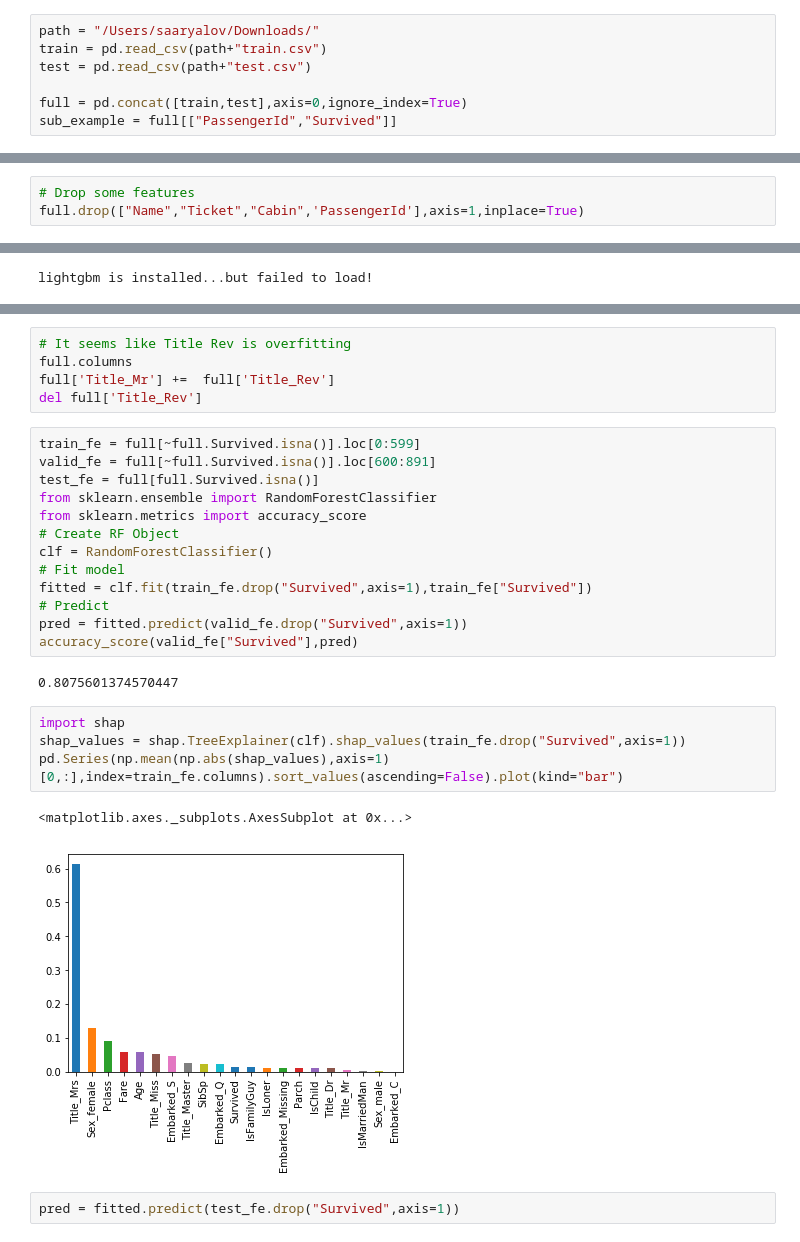
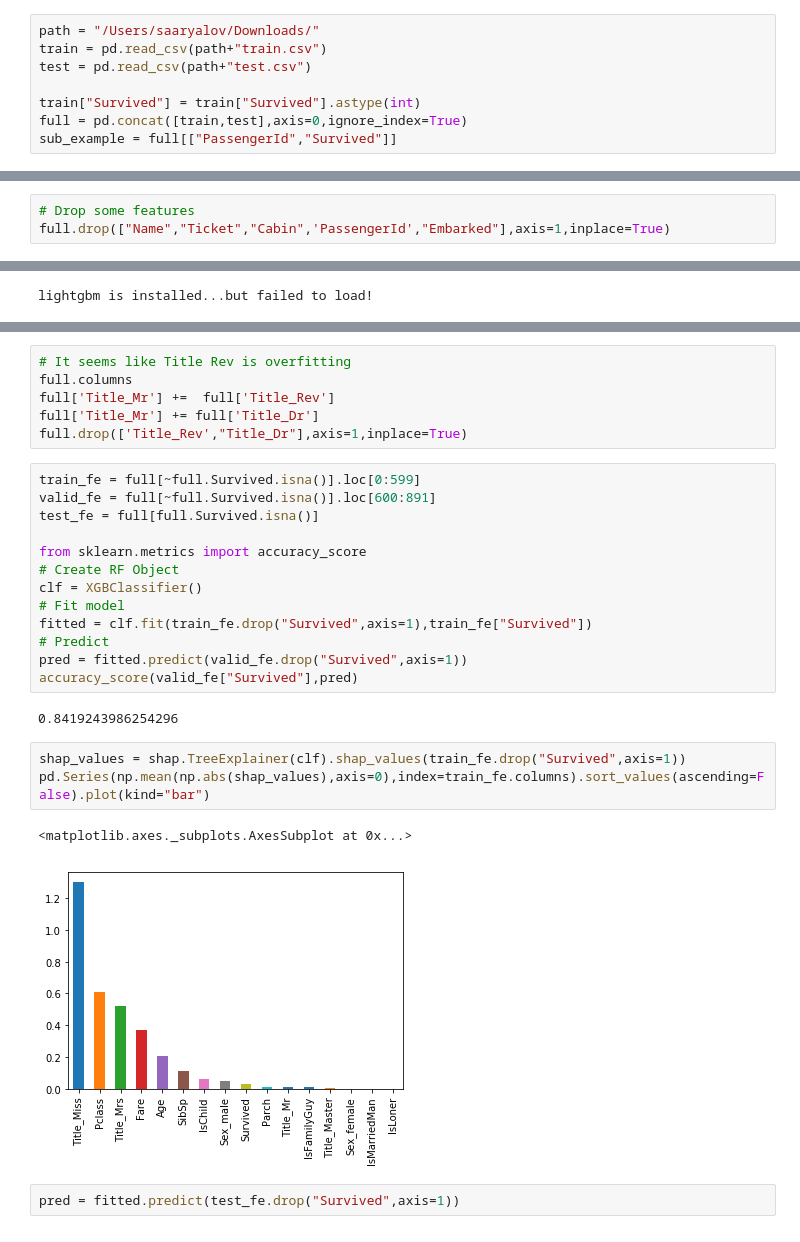
Before and after one commit to DataScienceClubASU/Data-Science-Club, a Jupyter notebook: titanic/Titanic_Python_Intro.ipynb, the cells around one changed output, grey strips where cells are left out. Drawn from its saved outputs; the diff is of its cells as text.

```diff
--- a/titanic/Titanic_Python_Intro.ipynb
+++ b/titanic/Titanic_Python_Intro.ipynb
@@ -5,6 +6,7 @@ path = "/Users/saaryalov/Downloads/"
 train = pd.read_csv(path+"train.csv")
 test = pd.read_csv(path+"test.csv")
 
+train["Survived"] = train["Survived"].astype(int)
 full = pd.concat([train,test],axis=0,ignore_index=True)
 sub_example = full[["PassengerId","Survived"]]
 # %% [markdown]
@@ -114,7 +108,7 @@ Dr          8.0
 dtype: float64
 # %%
 # Drop some features
-full.drop(["Name","Ticket","Cabin",'PassengerId'],axis=1,inplace=True)
+full.drop(["Name","Ticket","Cabin",'PassengerId',"Embarked"],axis=1,inplace=True)
 # %%
 full = pd.get_dummies(full)
 # %%
@@ -184,28 +181,28 @@ pd.Series(np.mean(np.abs(shap_values),axis=1)[0,:],index=train_fe.columns).sort_
 # It seems like Title Rev is overfitting
 full.columns
 full['Title_Mr'] +=  full['Title_Rev']
-del full['Title_Rev']
+full['Title_Mr'] += full['Title_Dr']
+full.drop(['Title_Rev',"Title_Dr"],axis=1,inplace=True)
 # %%
 train_fe = full[~full.Survived.isna()].loc[0:599]
 valid_fe = full[~full.Survived.isna()].loc[600:891]
 test_fe = full[full.Survived.isna()]
-from sklearn.ensemble import RandomForestClassifier
+
 from sklearn.metrics import accuracy_score
 # Create RF Object
-clf = RandomForestClassifier()
+clf = XGBClassifier()
 # Fit model
 fitted = clf.fit(train_fe.drop("Survived",axis=1),train_fe["Survived"])
 # Predict
 pred = fitted.predict(valid_fe.drop("Survived",axis=1))
 accuracy_score(valid_fe["Survived"],pred)
 # %% [output]
-0.8075601374570447
+0.8419243986254296
 # %%
-import shap
 shap_values = shap.TreeExplainer(clf).shap_values(train_fe.drop("Survived",axis=1))
-pd.Series(np.mean(np.abs(shap_values),axis=1)[0,:],index=train_fe.columns).sort_values(ascending=False).plot(kind="bar")
+pd.Series(np.mean(np.abs(shap_values),axis=0),index=train_fe.columns).sort_values(ascending=False).plot(kind="bar")
 # %% [output]
 <matplotlib.axes._subplots.AxesSubplot at 0x...>
-[figure, old version]
+[figure, new version]
 # %%
 pred = fitted.predict(test_fe.drop("Survived",axis=1))
```
Also changed, not shown: parts of 15 cells of this notebook, 1 other file.
